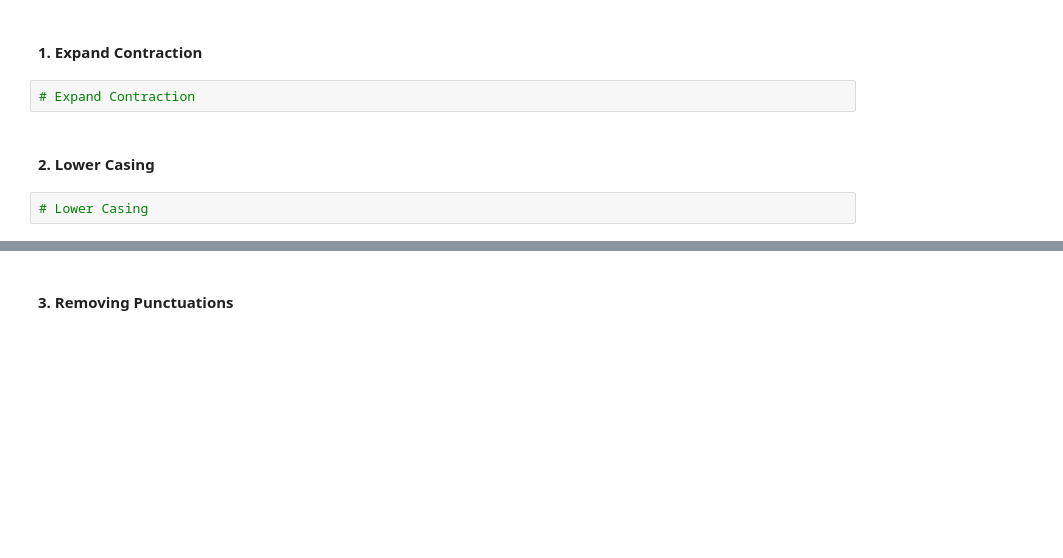
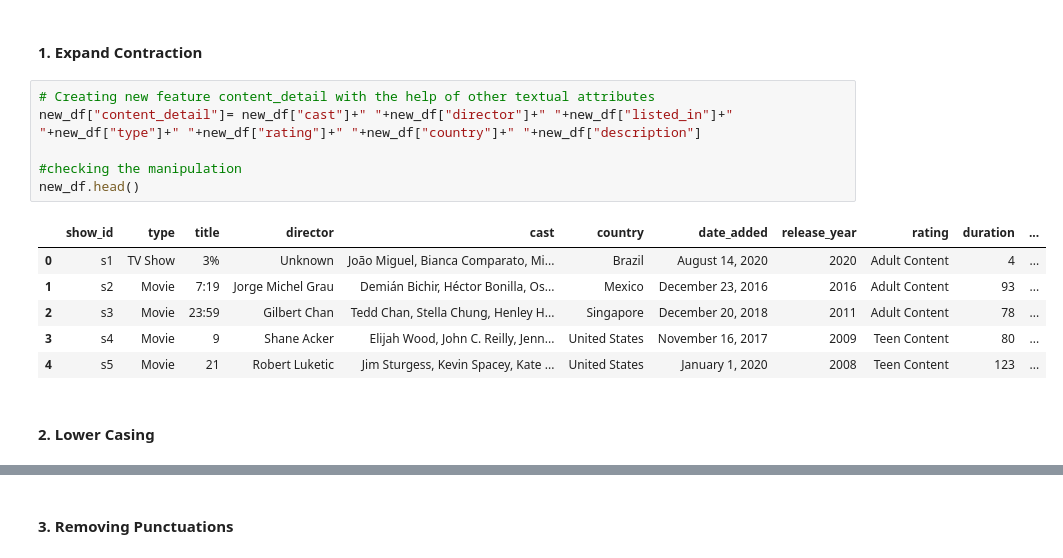
Before and after one commit to Electra89/Unsupervised-ML---Netflix-Movies-and-TV-Shows-Clustering, a Jupyter notebook: Unsupervised_ML_Netflix_Movies_and_TV_Shows_Clustering.ipynb, the cells around one changed output, grey strips where cells are left out. Drawn from its saved outputs; the diff is of its cells as text; blank space fills up the shorter version.

```diff
--- a/Unsupervised_ML_Netflix_Movies_and_TV_Shows_Clustering.ipynb
+++ b/Unsupervised_ML_Netflix_Movies_and_TV_Shows_Clustering.ipynb
@@ -831,9 +1037,18 @@ Answer Here.
 (It's mandatory for textual dataset i.e., NLP, Sentiment Analysis, Text Clustering etc.)
 # %% [markdown]
 #### 1. Expand Contraction
-# %%
-# Expand Contraction
+# %%
+# Creating new feature content_detail with the help of other textual attributes
+new_df["content_detail"]= new_df["cast"]+" "+new_df["director"]+" "+new_df["listed_in"]+" "+new_df["type"]+" "+new_df["rating"]+" "+new_df["country"]+" "+new_df["description"]
+
+#checking the manipulation
+new_df.head()
+# %% [output]
+|  | show_id | type | title | director | cast | country | date_added | release_year | rating | duration | ... |
+| 0 | s1 | TV Show | 3% | Unknown | João Miguel, Bianca Comparato, Mi... | Brazil | August 14, 2020 | 2020 | Adult Content | 4 | ... |
+| 1 | s2 | Movie | 7:19 | Jorge Michel Grau | Demián Bichir, Héctor Bonilla, Os... | Mexico | December 23, 2016 | 2016 | Adult Content | 93 | ... |
+| 2 | s3 | Movie | 23:59 | Gilbert Chan | Tedd Chan, Stella Chung, Henley H... | Singapore | December 20, 2018 | 2011 | Adult Content | 78 | ... |
+| 3 | s4 | Movie | 9 | Shane Acker | Elijah Wood, John C. Reilly, Jenn... | United States | November 16, 2017 | 2009 | Teen Content | 80 | ... |
+| 4 | s5 | Movie | 21 | Robert Luketic | Jim Sturgess, Kevin Spacey, Kate ... | United States | January 1, 2020 | 2008 | Teen Content | 123 | ... |
 # %% [markdown]
 #### 2. Lower Casing
-# %%
-# Lower Casing
```
Also changed, not shown: parts of 88 cells of this notebook.
